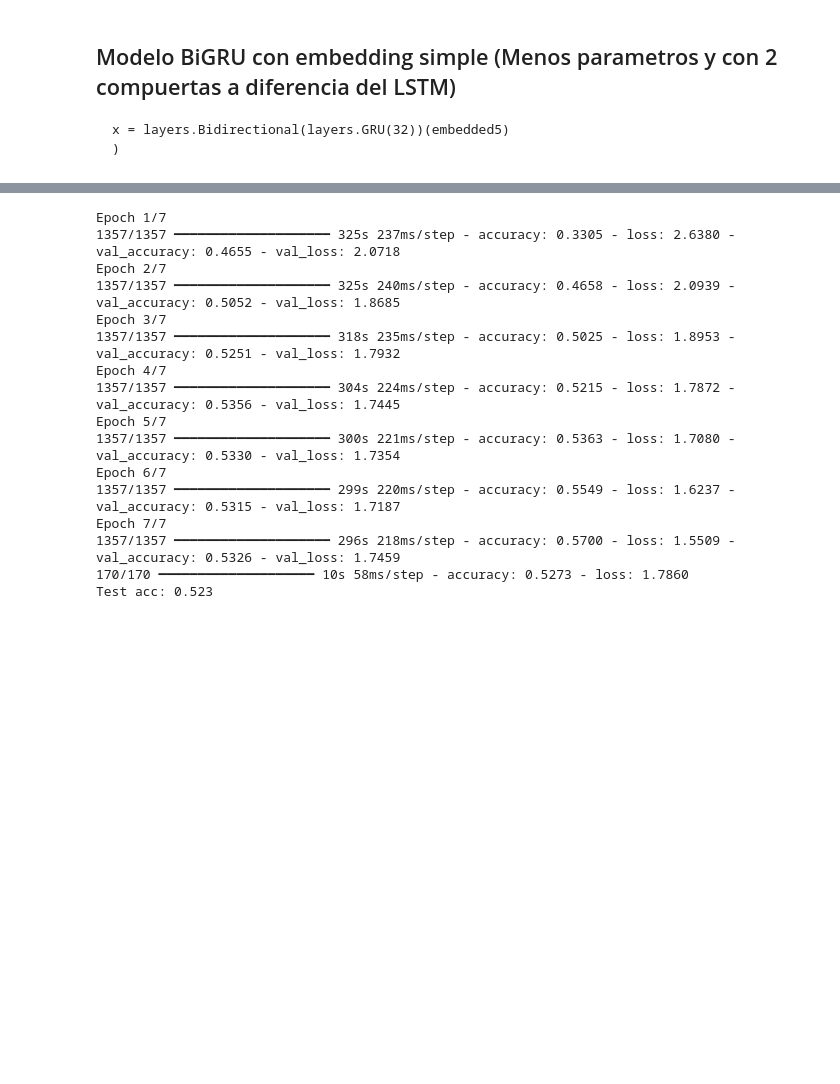
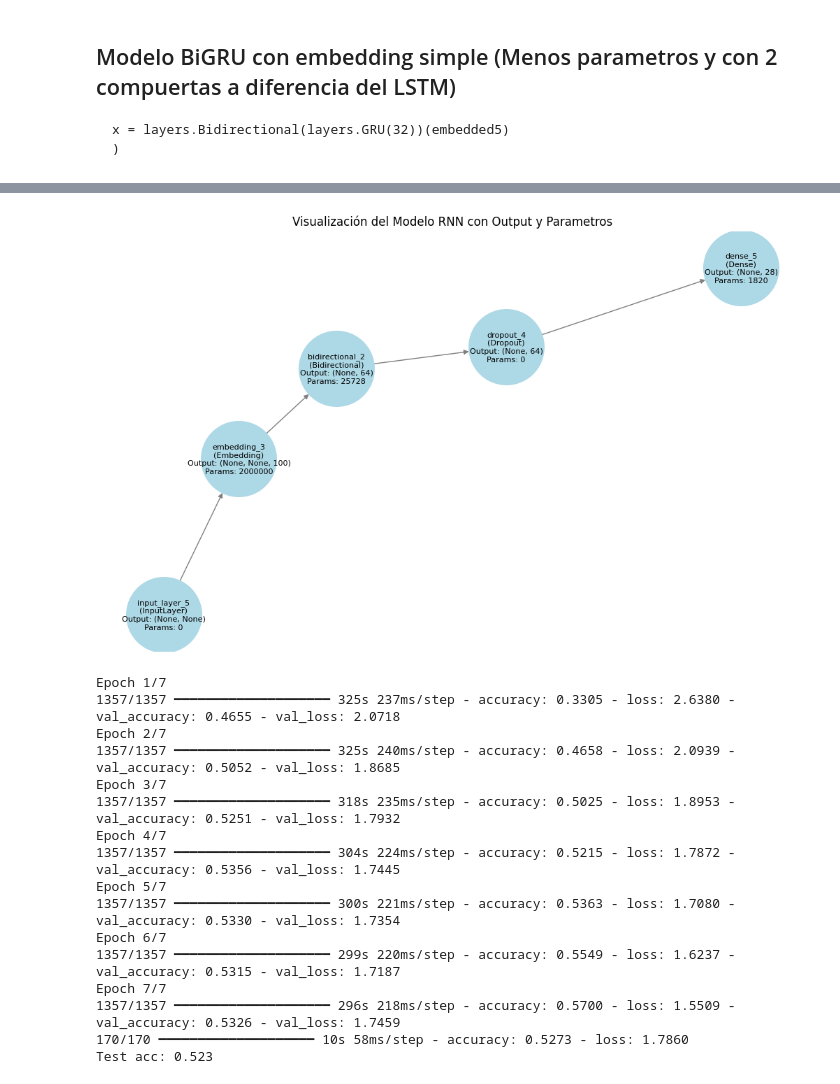
Before and after one commit to DonLuisM/PLN_1, a Jupyter notebook: notebooks/GoEmotions_PT1.ipynb, the cells around one changed output, grey strips where cells are left out. Cells and saved outputs as stored; diff of their text form; code cells hidden in the pictures; blank space fills up the shorter version.

```diff
--- a/notebooks/GoEmotions_PT1.ipynb
+++ b/notebooks/GoEmotions_PT1.ipynb
@@ -501,6 +570,10 @@ Model: "functional_15"
  Total params: 2,027,548 (7.73 MB)
  Trainable params: 2,027,548 (7.73 MB)
  Non-trainable params: 0 (0.00 B)
+# %%
+visualizar_modelo_keras(model3)
+# %% [output]
+[figure, added]
 # %%
 model3.fit(int_train_ds, validation_data=int_val_ds, epochs=7)
 print(f"Test acc: {model3.evaluate(int_test_ds)[1]:.3f}")
```
Also changed, not shown: parts of 18 cells of this notebook.
